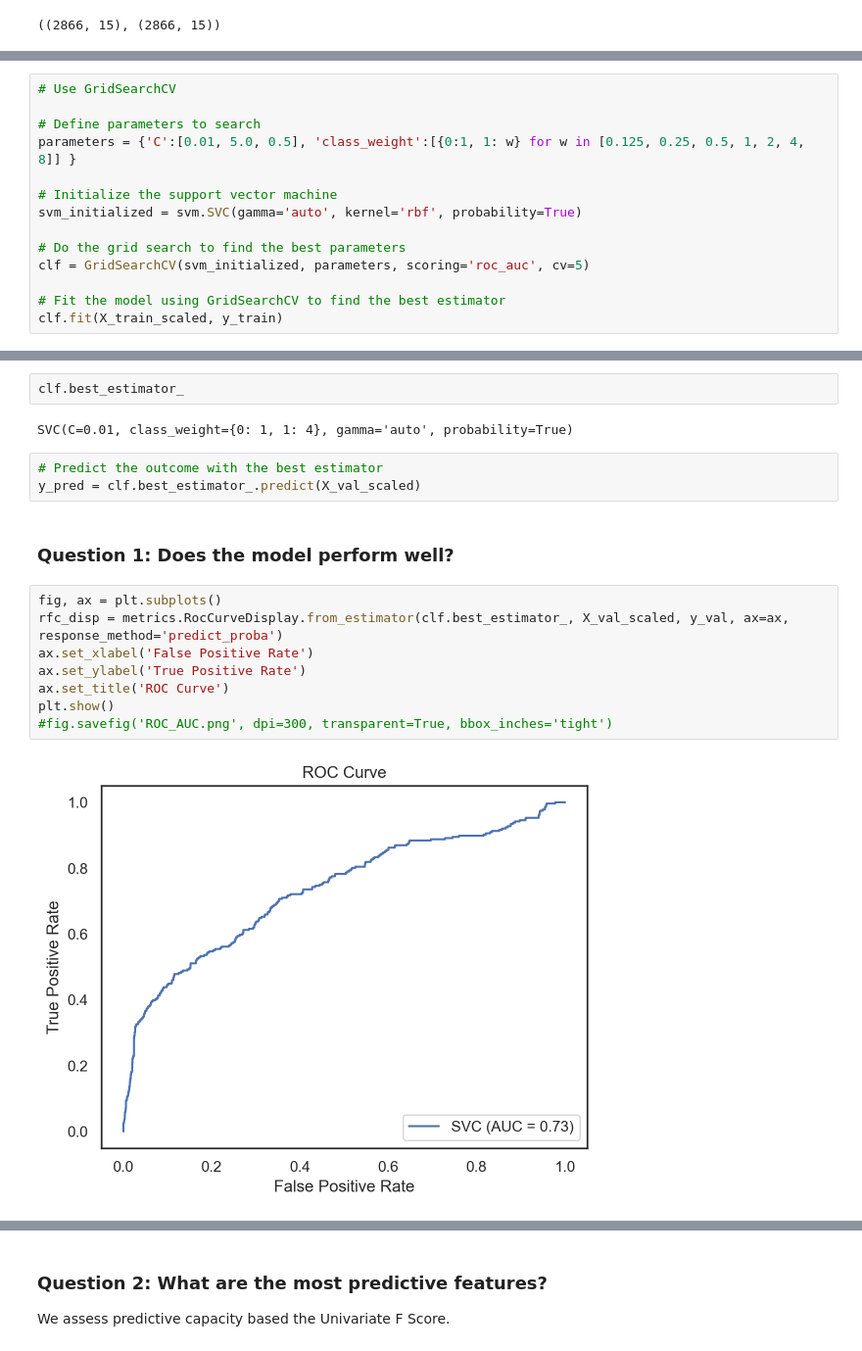
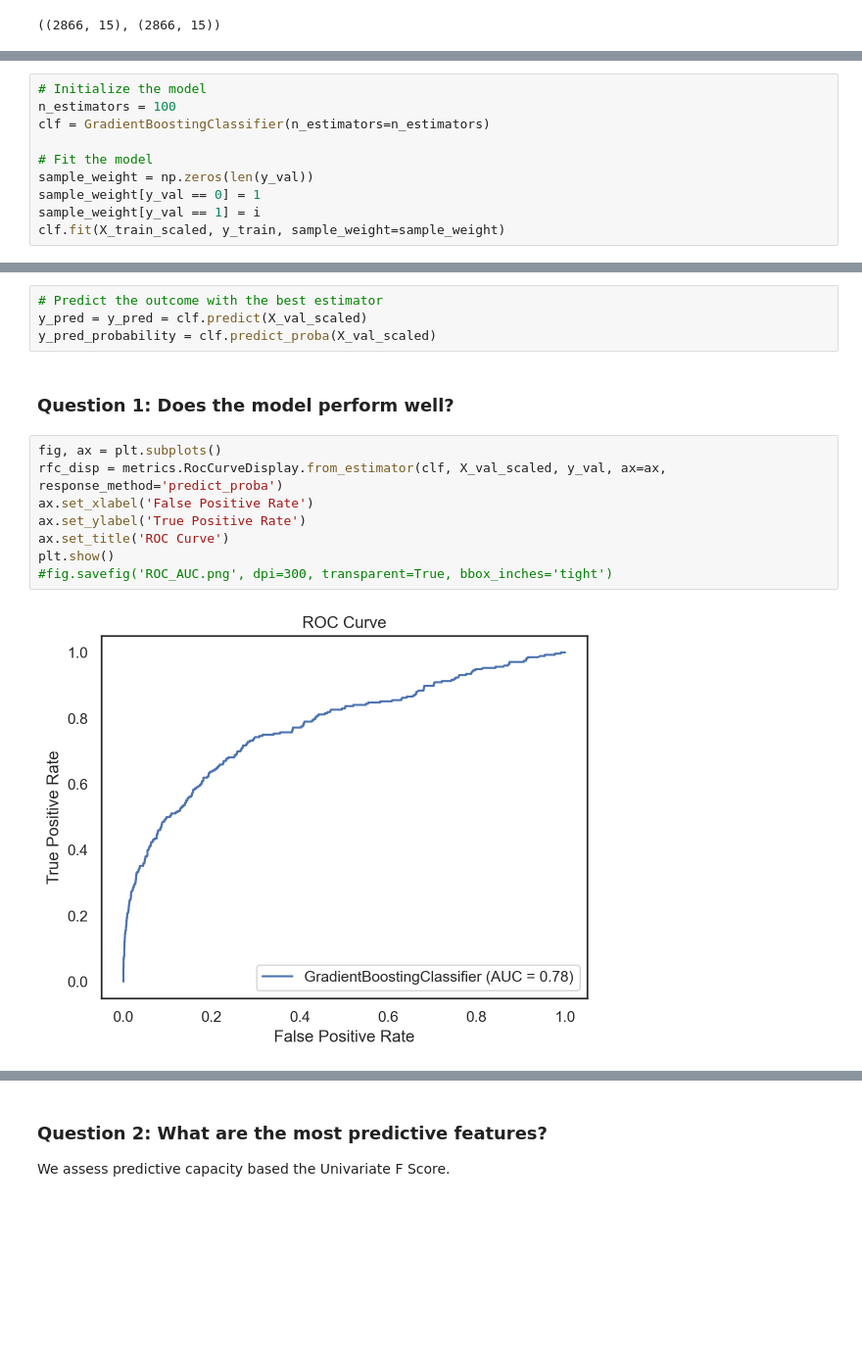
Before and after one commit to cagov/aae-dsa-water, a Jupyter notebook: water.ipynb, the cells around one changed output, grey strips where cells are left out. Shown at 98% size. Drawn from its saved outputs; the diff is of its cells as text; blank space fills up the shorter version.

Commit message:
briefing 9, v2: added gradient boosted trees

```diff
--- a/water.ipynb
+++ b/water.ipynb
@@ -1317,15 +1324,11 @@ Name: DroughtExperienced, dtype: int64
 # %%
-# Use GridSearchCV
+# Initialize the model
+n_estimators = 100
+clf = GradientBoostingClassifier(n_estimators=n_estimators)
 
-# Define parameters to search
-parameters = {'C':[0.01, 5.0, 0.5], 'class_weight':[{0:1, 1: w} for w in [0.125, 0.25, 0.5, 1, 2, 4, 8]] }
-
-# Initialize the support vector machine
-svm_initialized = svm.SVC(gamma='auto', kernel='rbf', probability=True)
-
-# Do the grid search to find the best parameters
-clf = GridSearchCV(svm_initialized, parameters, scoring='roc_auc', cv=5)
-
-# Fit the model using GridSearchCV to find the best estimator
-clf.fit(X_train_scaled, y_train)
+# Fit the model
+sample_weight = np.zeros(len(y_val))
+sample_weight[y_val == 0] = 1
+sample_weight[y_val == 1] = i
+clf.fit(X_train_scaled, y_train, sample_weight=sample_weight)
 # %% [output]
@@ -1339,21 +1336,18 @@ GridSearchCV(cv=5, estimator=SVC(gamma='auto', probability=True),
-# %%
-clf.best_estimator_
-# %% [output]
-SVC(C=0.01, class_weight={0: 1, 1: 4}, gamma='auto', probability=True)
 # %%
 # Predict the outcome with the best estimator
-y_pred = clf.best_estimator_.predict(X_val_scaled)
+y_pred = y_pred = clf.predict(X_val_scaled)
+y_pred_probability = clf.predict_proba(X_val_scaled)
 # %% [markdown]
 ### Question 1: Does the model perform well?
 # %%
 fig, ax = plt.subplots()
-rfc_disp = metrics.RocCurveDisplay.from_estimator(clf.best_estimator_, X_val_scaled, y_val, ax=ax, response_method='predict_proba')
+rfc_disp = metrics.RocCurveDisplay.from_estimator(clf, X_val_scaled, y_val, ax=ax, response_method='predict_proba')
 ax.set_xlabel('False Positive Rate')
 ax.set_ylabel('True Positive Rate')
 ax.set_title('ROC Curve')
 plt.show()
 #fig.savefig('ROC_AUC.png', dpi=300, transparent=True, bbox_inches='tight')
 # %% [output]
-[figure, old version]
+[figure, new version]
 # %%
 fig, ax = plt.subplots()
```
Also changed, not shown: parts of 38 cells of this notebook.
